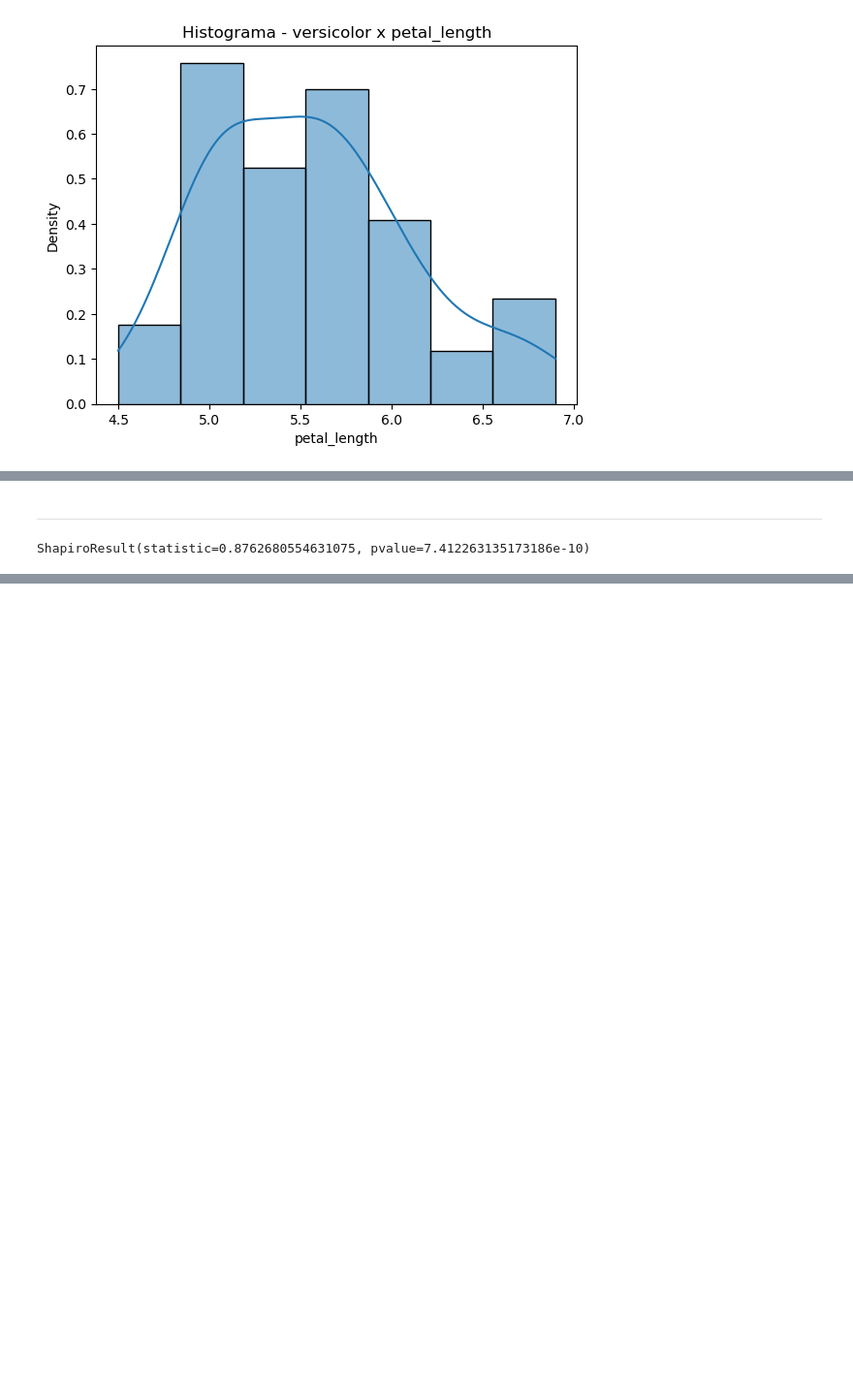
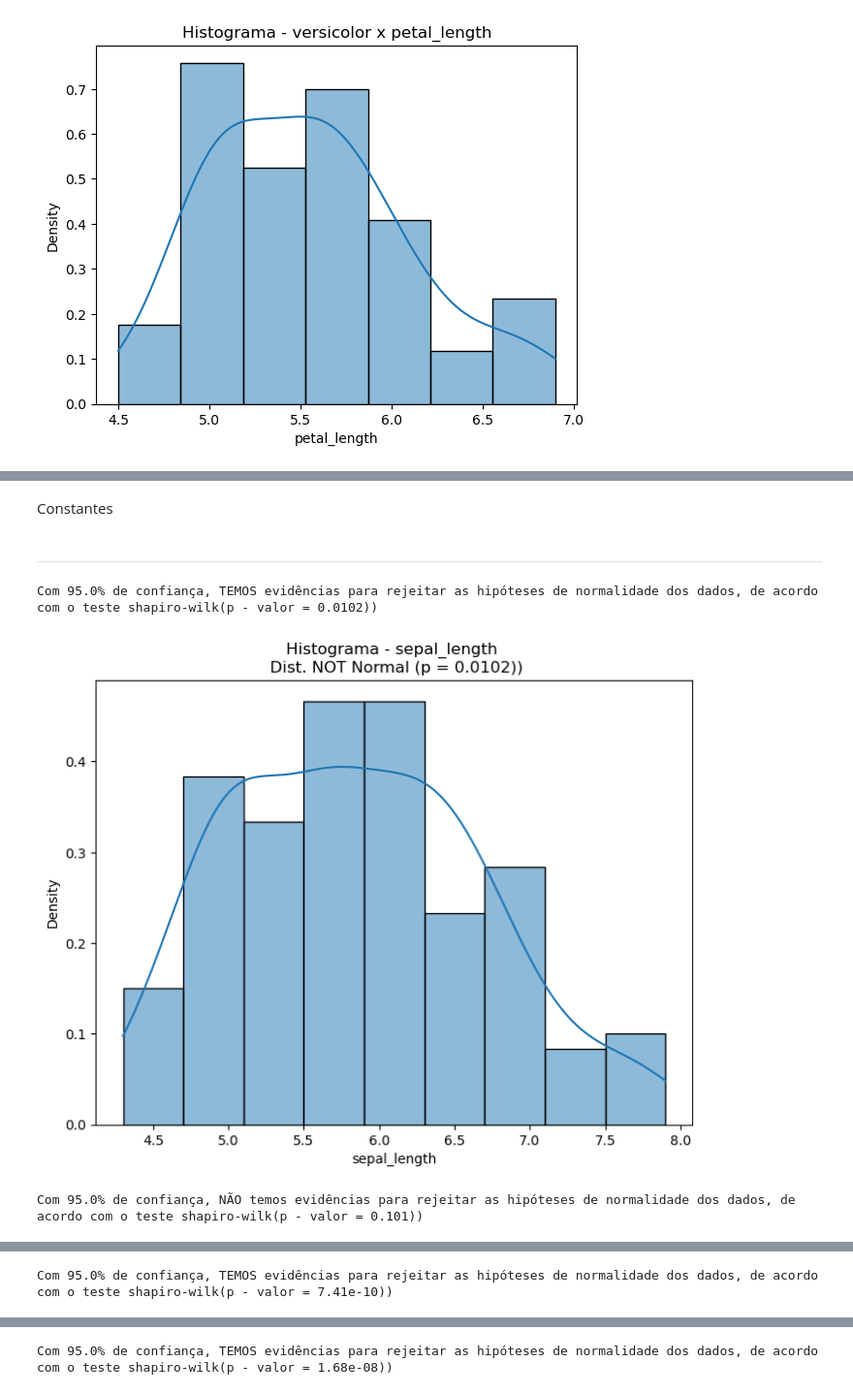
Before and after one commit to thiago-laza/dados-treina, a Jupyter notebook: estudo/estudo01_iris_dataset.ipynb, the cells around one changed output, grey strips where cells are left out. Shown at 97% size. Saved outputs shown, nothing was run; the diff lists cells and outputs as text; code cells hidden in the pictures; blank space fills up the shorter version.

```diff
--- a/estudo/estudo01_iris_dataset.ipynb
+++ b/estudo/estudo01_iris_dataset.ipynb
@@ -469,6 +499,35 @@ Text(0.5, 1.0, 'Histograma - versicolor x petal_width')
+# %% [markdown]
+Constantes
+# %%
+alfa = 0.05
 # %% [markdown]
 ---
-# %%
-stats.shapiro(iris['petal_length'])
-# %% [output]
-ShapiroResult(statistic=0.8762680554631075, pvalue=7.412263135173186e-10)
+# %%
+column_names = iris.columns
+for i in range(len(column_names) - 1):
+
+
+    shapiro_stat, shapiro_p = stats.shapiro(iris[column_names[i]])
+
+
+    if shapiro_p > alfa:
+        auxiliar = "Dist. Normal (p = " + "{:.3})".format(shapiro_p)+")"
+        print("Com " + str(100 - 100*alfa) + "% de confiança, NÃO temos evidências para rejeitar as hipóteses de normalidade dos dados, " +
+            "de acordo com o teste shapiro-wilk(p - valor = " + "{:.3})".format(shapiro_p)+")")
+
+    else:
+        auxiliar = "Dist. NOT Normal (p = " + "{:.3})".format(shapiro_p)+")"
+        print("Com " + str(100 - 100*alfa) + "% de confiança, TEMOS evidências para rejeitar as hipóteses de normalidade dos dados, " +
+            "de acordo com o teste shapiro-wilk(p - valor = " + "{:.3})".format(shapiro_p)+")")
+
+
+    plt.figure(figsize=(8, 6))
+    sns.histplot(iris, x=column_names[i], kde=True, stat="density", line_kws={'color': 'red'})
+    plt.title(f'Histograma - {column_names[i]} \n {auxiliar}')
+    plt.xlabel(column_names[i])
+    plt.ylabel("Density")
+    plt.show()
+# %% [output]
+Com 95.0% de confiança, TEMOS evidências para rejeitar as hipóteses de normalidade dos dados, de acordo com o teste shapiro-wilk(p - valor = 0.0102))
+[figure, added]
+Com 95.0% de confiança, NÃO temos evidências para rejeitar as hipóteses de normalidade dos dados, de acordo com o teste shapiro-wilk(p - valor = 0.101))
@@ -474,0 +535 @@ ShapiroResult(statistic=0.8762680554631075, pvalue=7.412263135173186e-10)
+Com 95.0% de confiança, TEMOS evidências para rejeitar as hipóteses de normalidade dos dados, de acordo com o teste shapiro-wilk(p - valor = 7.41e-10))
@@ -474,0 +537 @@ ShapiroResult(statistic=0.8762680554631075, pvalue=7.412263135173186e-10)
+Com 95.0% de confiança, TEMOS evidências para rejeitar as hipóteses de normalidade dos dados, de acordo com o teste shapiro-wilk(p - valor = 1.68e-08))
```
Also changed, not shown: parts of 22 cells of this notebook, 2 other files.
